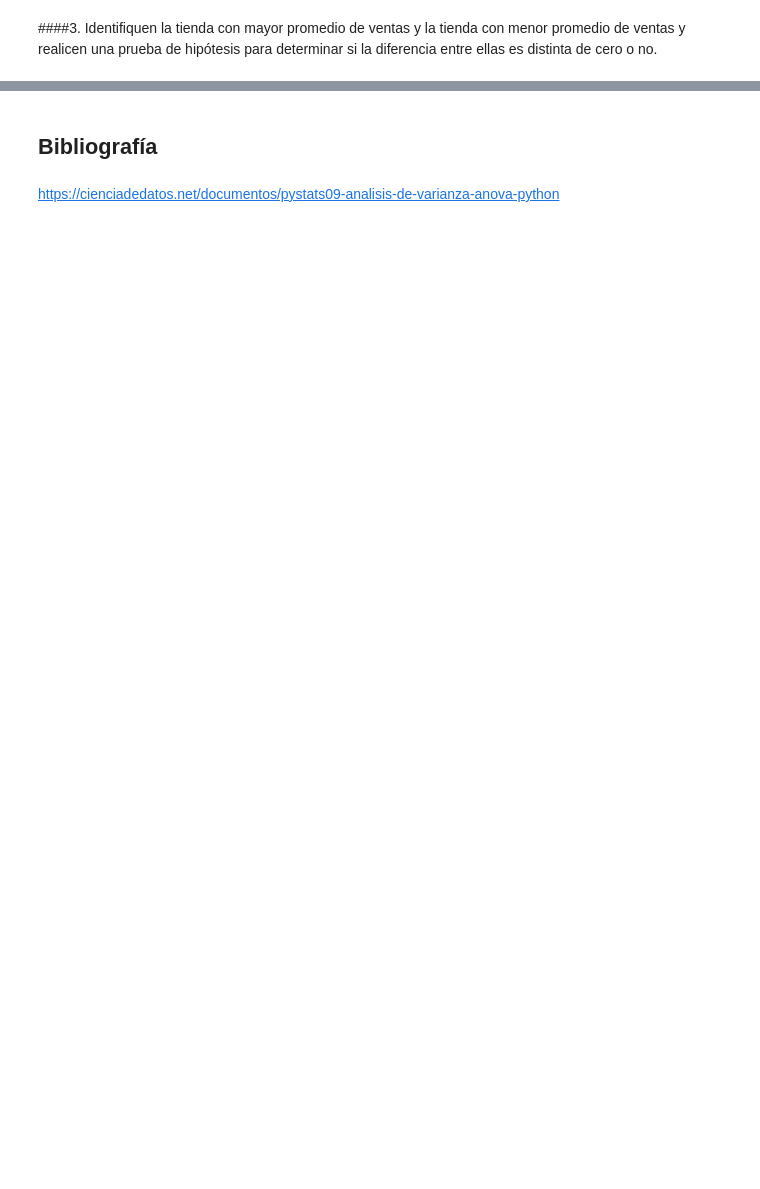
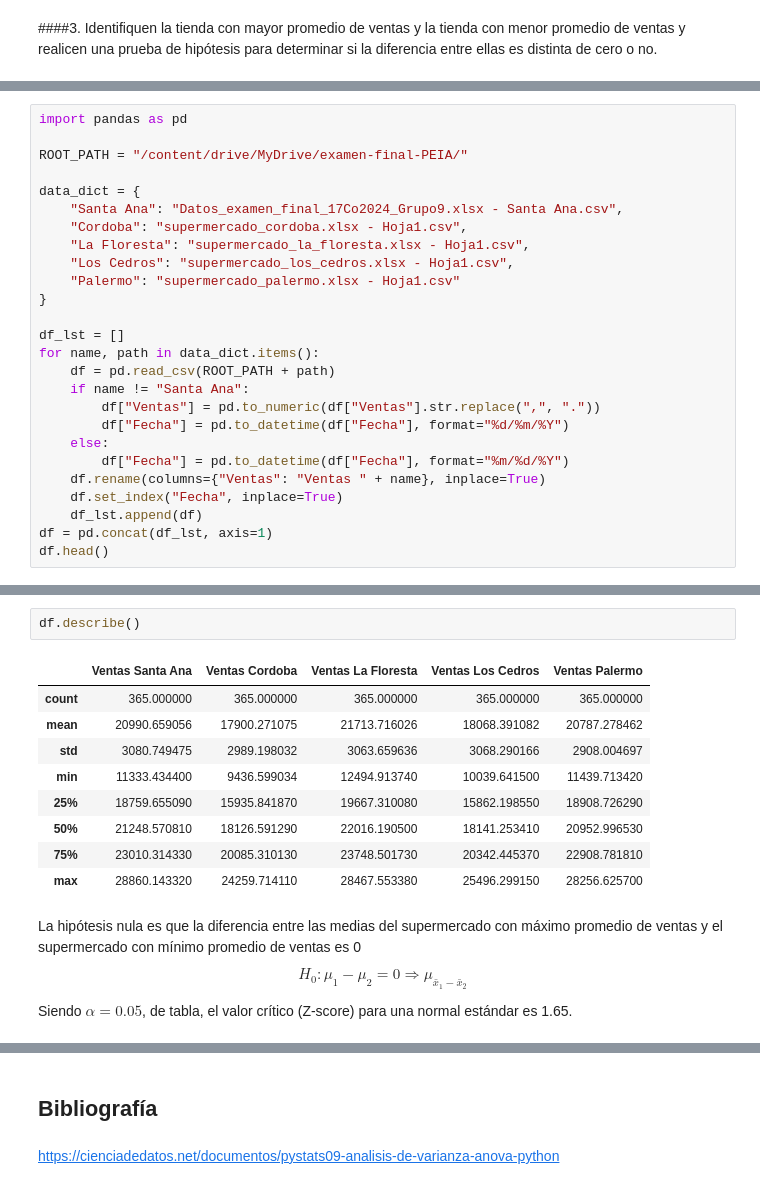
Before and after one commit to Yarrieta/PROBABILIDAD_Y_ESTADISTICA_IA, a Jupyter notebook: hypothesis_test.ipynb, the cells around one changed output, grey strips where cells are left out. Drawn from its saved outputs; the diff is of its cells as text; blank space fills up the shorter version.

```diff
--- a/hypothesis_test.ipynb
+++ b/hypothesis_test.ipynb
@@ -313,0 +200,26 @@ La media de las muestras se desvía 3.719689748686689 de la hipotesis nula.
+# %%
+import pandas as pd
+
+ROOT_PATH = "/content/drive/MyDrive/examen-final-PEIA/"
+
+data_dict = {
+    "Santa Ana": "Datos_examen_final_17Co2024_Grupo9.xlsx - Santa Ana.csv",
+    "Cordoba": "supermercado_cordoba.xlsx - Hoja1.csv",
+    "La Floresta": "supermercado_la_floresta.xlsx - Hoja1.csv",
+    "Los Cedros": "supermercado_los_cedros.xlsx - Hoja1.csv",
+    "Palermo": "supermercado_palermo.xlsx - Hoja1.csv"
+}
+
+df_lst = []
+for name, path in data_dict.items():
+    df = pd.read_csv(ROOT_PATH + path)
+    if name != "Santa Ana":
+        df["Ventas"] = pd.to_numeric(df["Ventas"].str.replace(",", "."))
+        df["Fecha"] = pd.to_datetime(df["Fecha"], format="%d/%m/%Y")
+    else:
+        df["Fecha"] = pd.to_datetime(df["Fecha"], format="%m/%d/%Y")
+    df.rename(columns={"Ventas": "Ventas " + name}, inplace=True)
+    df.set_index("Fecha", inplace=True)
+    df_lst.append(df)
+df = pd.concat(df_lst, axis=1)
+df.head()
@@ -313,0 +234,17 @@ La media de las muestras se desvía 3.719689748686689 de la hipotesis nula.
+# %%
+df.describe()
+# %% [output]
+|  | Ventas Santa Ana | Ventas Cordoba | Ventas La Floresta | Ventas Los Cedros | Ventas Palermo |
+| count | 365.000000 | 365.000000 | 365.000000 | 365.000000 | 365.000000 |
+| mean | 20990.659056 | 17900.271075 | 21713.716026 | 18068.391082 | 20787.278462 |
+| std | 3080.749475 | 2989.198032 | 3063.659636 | 3068.290166 | 2908.004697 |
+| min | 11333.434400 | 9436.599034 | 12494.913740 | 10039.641500 | 11439.713420 |
+| 25% | 18759.655090 | 15935.841870 | 19667.310080 | 15862.198550 | 18908.726290 |
+| 50% | 21248.570810 | 18126.591290 | 22016.190500 | 18141.253410 | 20952.996530 |
+| 75% | 23010.314330 | 20085.310130 | 23748.501730 | 20342.445370 | 22908.781810 |
+| max | 28860.143320 | 24259.714110 | 28467.553380 | 25496.299150 | 28256.625700 |
+# %% [markdown]
+La hipótesis nula es que la diferencia entre las medias del supermercado con máximo promedio de ventas y el supermercado con mínimo promedio de ventas es 0
+$$H_0: \mu_1 - \mu_2 = 0 \Rightarrow \mu_{\bar{x}_1 - \bar{x}_2}$$
+
+Siendo $\alpha = 0.05$, de tabla, el valor crítico (Z-score) para una normal estándar es 1.65.
```
Also changed, not shown: parts of 11 cells of this notebook.
